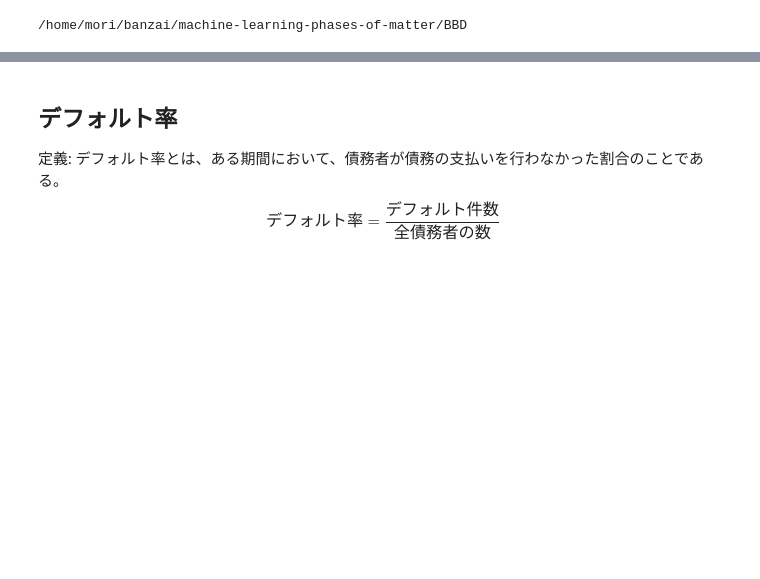
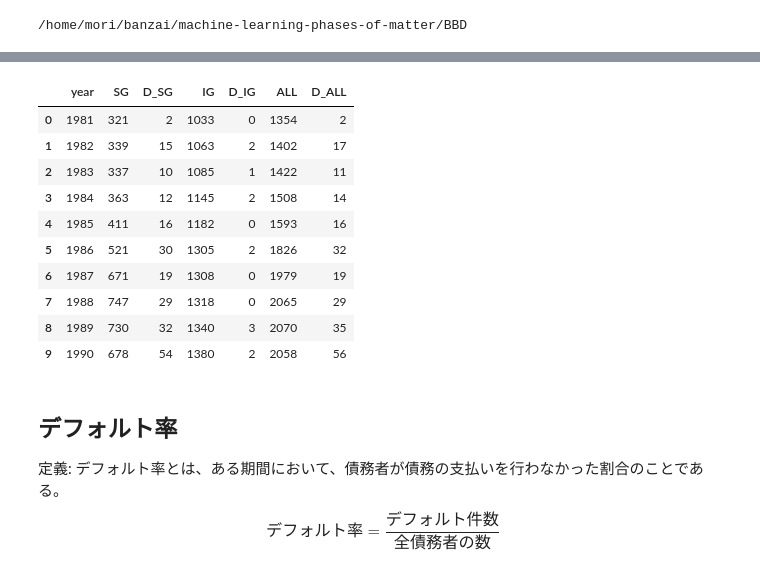
Before and after one commit to LABO-M/MachineLearningPhasesOfMatter, a Jupyter notebook: BBD/BBD.ipynb, the cells around one changed output, grey strips where cells are left out. Saved outputs shown, nothing was run; the diff lists cells and outputs as text; code cells hidden in the pictures; blank space fills up the shorter version.

```diff
--- a/BBD/BBD.ipynb
+++ b/BBD/BBD.ipynb
@@ -37,3 +70,17 @@ data.append(S.iloc[9:38,3:5])
+# %%
+S.head(10)
+# %% [output]
+|  | year | SG | D_SG | IG | D_IG | ALL | D_ALL |
+| 0 | 1981 | 321 | 2 | 1033 | 0 | 1354 | 2 |
+| 1 | 1982 | 339 | 15 | 1063 | 2 | 1402 | 17 |
+| 2 | 1983 | 337 | 10 | 1085 | 1 | 1422 | 11 |
+| 3 | 1984 | 363 | 12 | 1145 | 2 | 1508 | 14 |
+| 4 | 1985 | 411 | 16 | 1182 | 0 | 1593 | 16 |
+| 5 | 1986 | 521 | 30 | 1305 | 2 | 1826 | 32 |
+| 6 | 1987 | 671 | 19 | 1308 | 0 | 1979 | 19 |
+| 7 | 1988 | 747 | 29 | 1318 | 0 | 2065 | 29 |
+| 8 | 1989 | 730 | 32 | 1340 | 3 | 2070 | 35 |
+| 9 | 1990 | 678 | 54 | 1380 | 2 | 2058 | 56 |
 # %%
 # Prepare the titles
 titles = ["Moody's,ALL,1920-2018","Moody's,ALL,1981-2018","S&P,ALL,1981-2017", \
```
Also changed, not shown: parts of 12 cells of this notebook.
